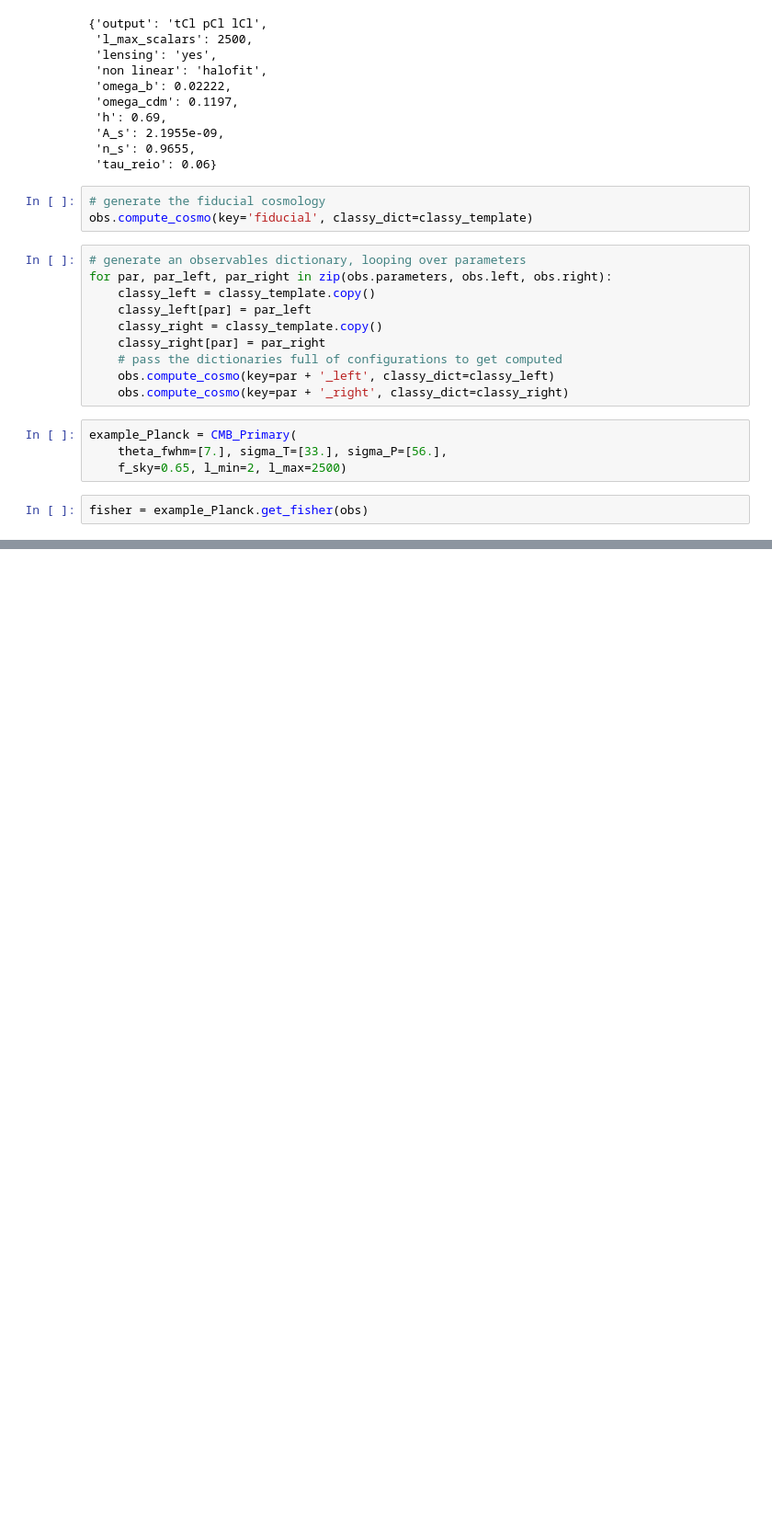
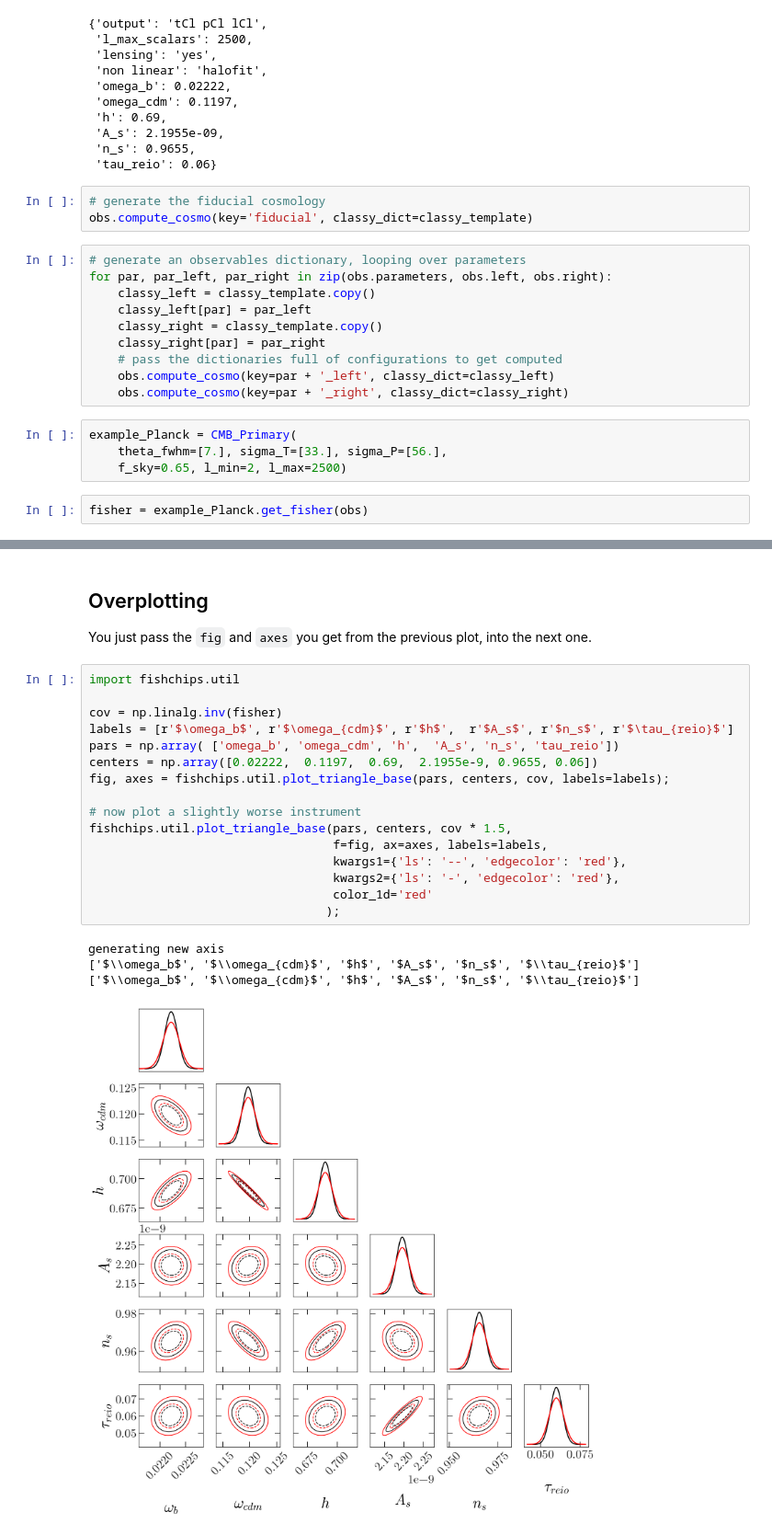
Before and after one commit to xzackli/fishchips-public, a Jupyter notebook: notebooks/Basic Example with Planck.ipynb, the cells around one changed output, grey strips where cells are left out. Shown at 92% size. Cells and saved outputs as stored; diff of their text form; blank space fills up the shorter version.

```diff
--- a/notebooks/Basic Example with Planck.ipynb
+++ b/notebooks/Basic Example with Planck.ipynb
@@ -79,0 +96,24 @@ plt.ylim(1e-6,1e4)
+# %% [markdown]
+## Overplotting
+You just pass the `fig` and `axes` you get from the previous plot, into the next one.
+# %%
+import fishchips.util
+
+cov = np.linalg.inv(fisher)
+labels = [r'$\omega_b$', r'$\omega_{cdm}$', r'$h$',  r'$A_s$', r'$n_s$', r'$\tau_{reio}$']
+pars = np.array( ['omega_b', 'omega_cdm', 'h',  'A_s', 'n_s', 'tau_reio'])
+centers = np.array([0.02222,  0.1197,  0.69,  2.1955e-9, 0.9655, 0.06])
+fig, axes = fishchips.util.plot_triangle_base(pars, centers, cov, labels=labels);
+
+# now plot a slightly worse instrument
+fishchips.util.plot_triangle_base(pars, centers, cov * 1.5,
+                                  f=fig, ax=axes, labels=labels,
+                                  kwargs1={'ls': '--', 'edgecolor': 'red'},
+                                  kwargs2={'ls': '-', 'edgecolor': 'red'},
+                                  color_1d='red'
+                                 );
+# %% [output]
+generating new axis
+['$\\omega_b$', '$\\omega_{cdm}$', '$h$', '$A_s$', '$n_s$', '$\\tau_{reio}$']
+['$\\omega_b$', '$\\omega_{cdm}$', '$h$', '$A_s$', '$n_s$', '$\\tau_{reio}$']
+[figure, added]
```
Also changed, not shown: parts of 7 cells of this notebook, 5 other files.
